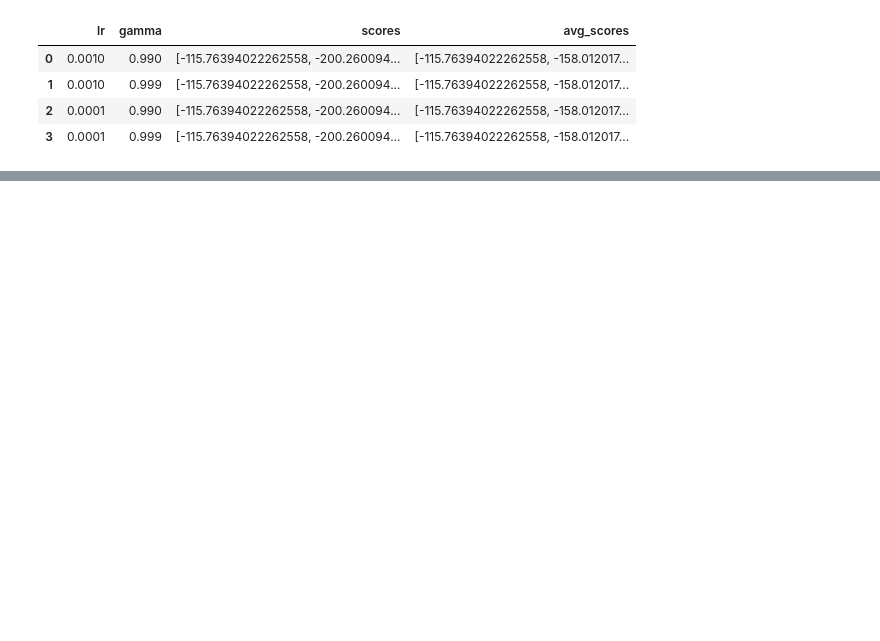
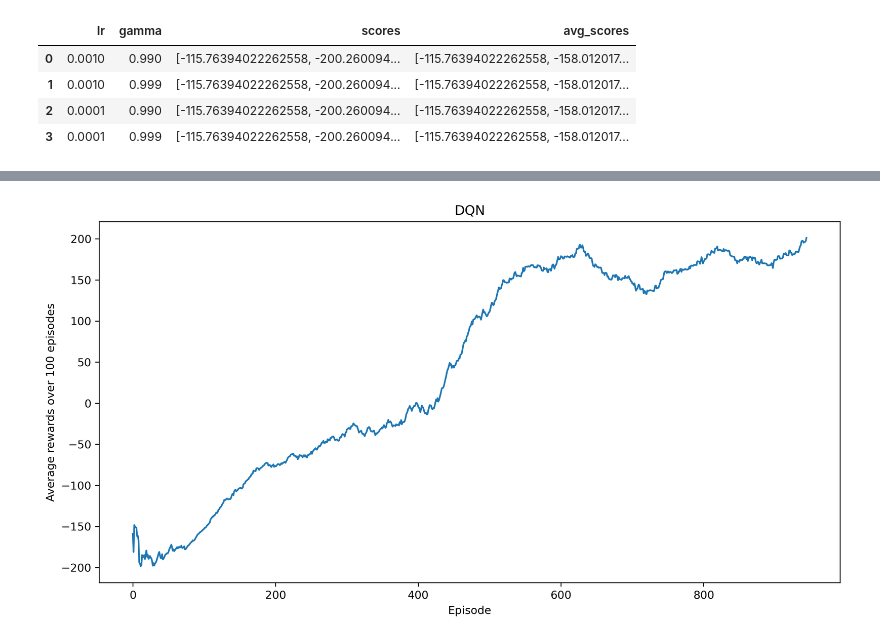
Before and after one commit to jihoonkim888/CM50270-Group-Project, a Jupyter notebook: hyper_plot.ipynb, the cells around one changed output, grey strips where cells are left out. Saved outputs shown, nothing was run; the diff lists cells and outputs as text; code cells hidden in the pictures; blank space fills up the shorter version.

```diff
--- a/hyper_plot.ipynb
+++ b/hyper_plot.ipynb
@@ -6,10 +6,16 @@ import matplotlib.pyplot as plt
 import ast
 # %%
 df_dqn_path = 'DQN/df_data_DQN_500.csv'
+df_dqn_200_path = 'DQN/df_data_DQN_0.001_0.99_es.csv'
 df_duelingdqn_path = 'DuelingDQN-temp/df_data_DuelingDQN_500.csv'
+df_duelingdqn_200_path = 'DuelingDQN-temp/df_data_DuelingDQN_0.0001_0.99_es.csv'
 # %%
 df_dqn = pd.read_csv(df_dqn_path)
 df_dqn.drop('Unnamed: 0', axis=1, inplace=True)
 
+df_dqn_200 = pd.read_csv(df_dqn_200_path)
+
 df_duelingdqn = pd.read_csv(df_duelingdqn_path)
 df_duelingdqn.drop('Unnamed: 0', axis=1, inplace=True)
+
+df_duelingdqn_200 = pd.read_csv(df_duelingdqn_200_path)
@@ -87,0 +78,16 @@ plot_avg_comparison(df_duelingdqn, "DuelingDQN")
+# %%
+def plot_single(data, title, save_path=None):
+
+    plt.figure(figsize=(12, 6), dpi=300)
+    plt.plot(data)
+    plt.xlabel("Episode")
+    plt.ylabel("Average rewards over 100 episodes")
+    plt.title(title)
+    plt.show()
+
+    if save_path is not None:
+        plt.savefig(save_path)
+# %%
+plot_single(df_dqn_200['avg_scores'], "DQN")
+# %% [output]
+[figure, added]
```
Also changed, not shown: parts of 8 cells of this notebook.
